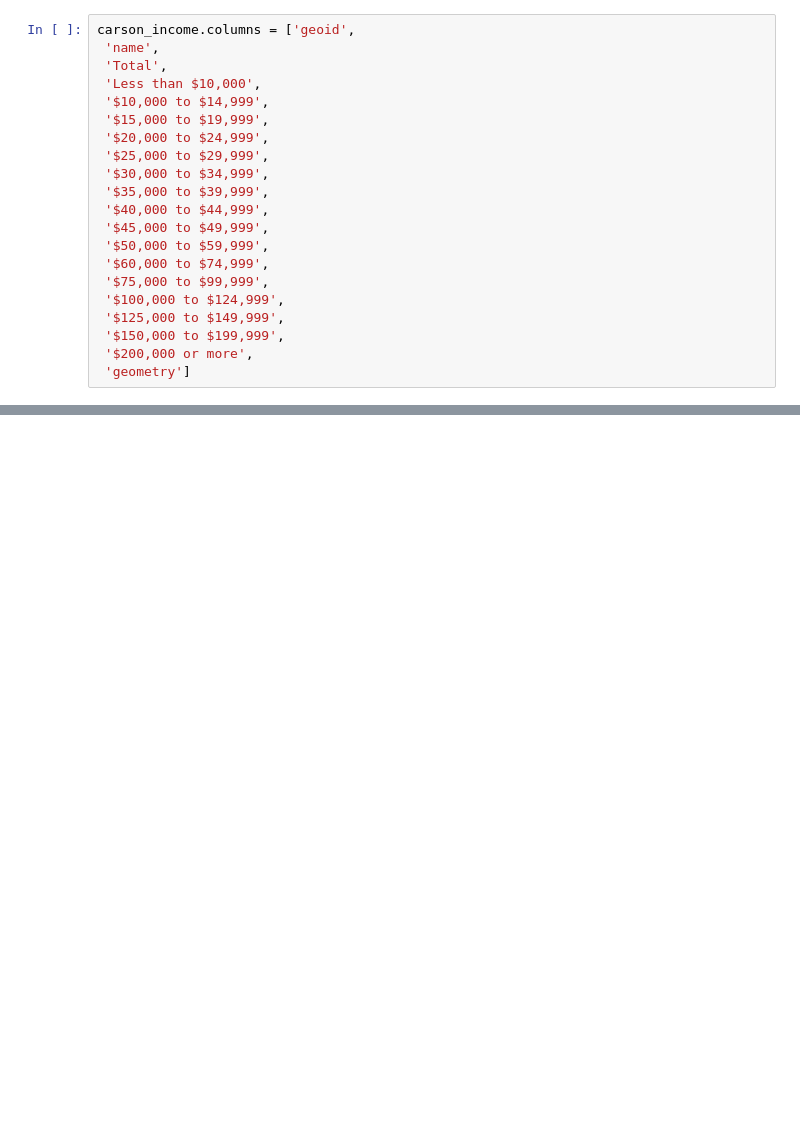
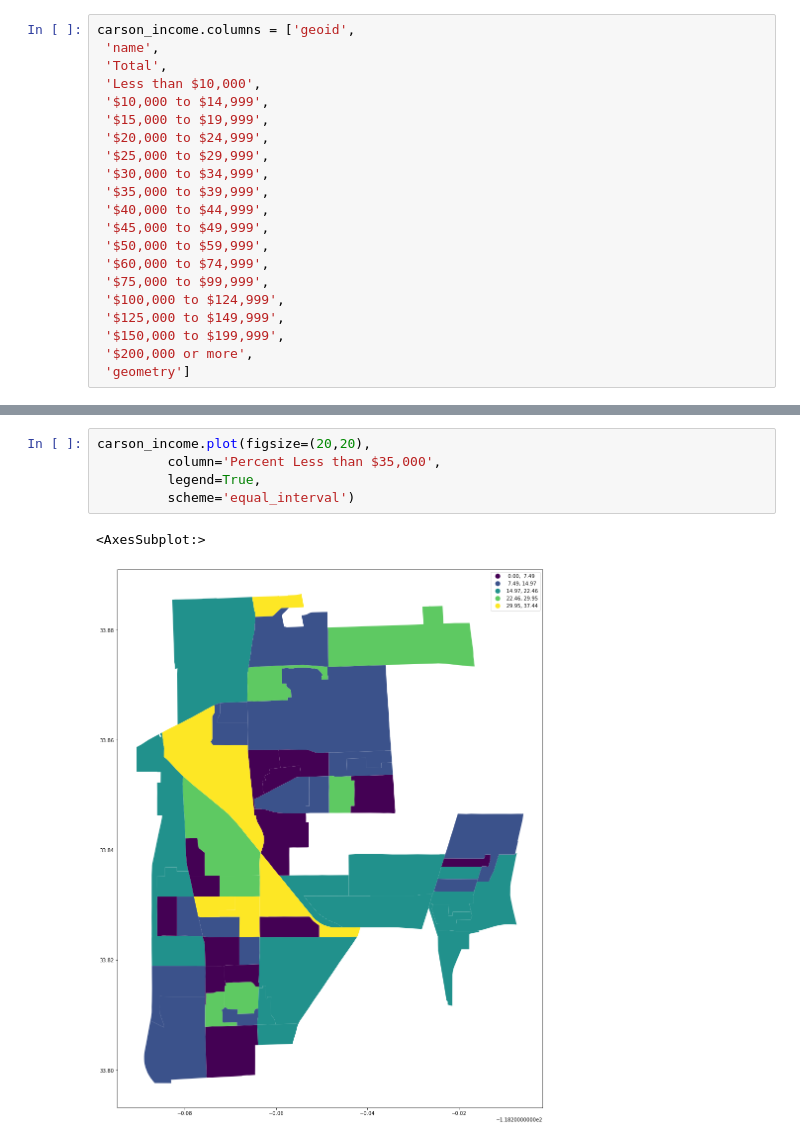
Before and after one commit to aureliamc/up206a-project-mobile_homies, a Jupyter notebook: AMC notebooks/carson/carson_census/carson_income.ipynb, the cells around one changed output, grey strips where cells are left out. Cells and saved outputs as stored; diff of their text form; blank space fills up the shorter version.

```diff
--- a/AMC notebooks/carson/carson_census/carson_income.ipynb
+++ b/AMC notebooks/carson/carson_census/carson_income.ipynb
@@ -165,0 +320,8 @@ carson_income.head()
+# %%
+carson_income.plot(figsize=(20,20),
+         column='Percent Less than $35,000',
+         legend=True,
+         scheme='equal_interval')
+# %% [output]
+<AxesSubplot:>
+[figure, added]
```
Also changed, not shown: parts of 23 cells of this notebook, 6 other files.
